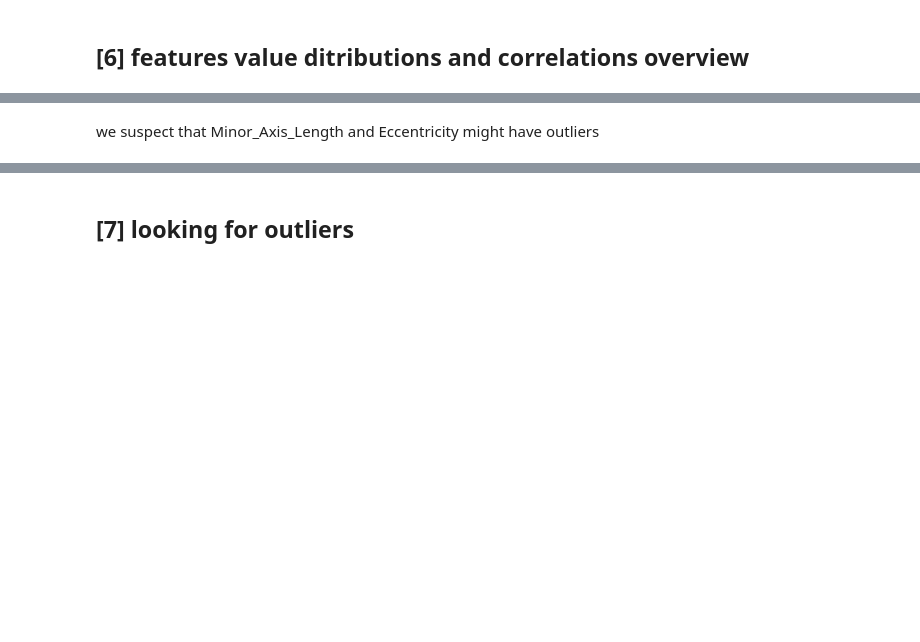
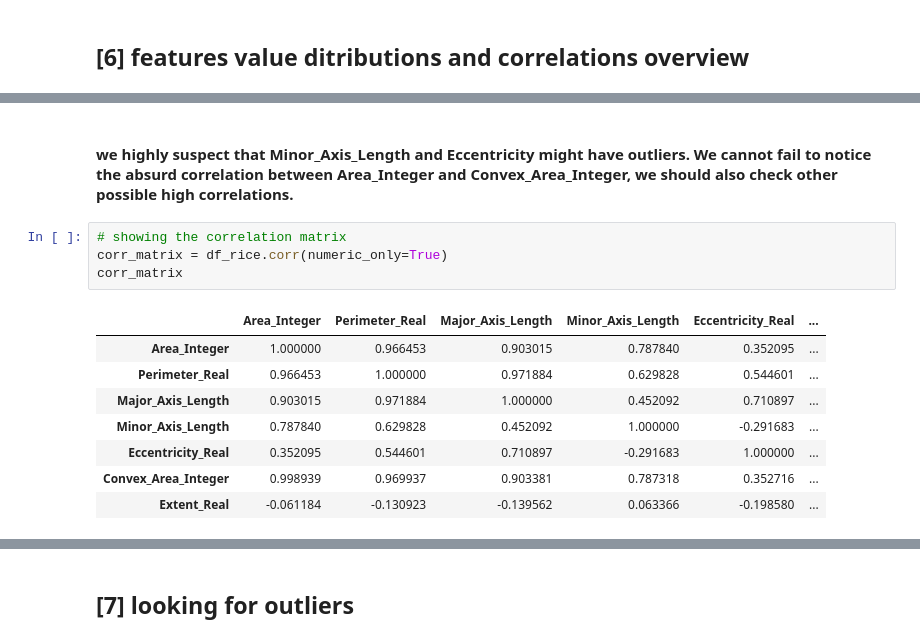
Before and after one commit to onaizna/rice-type-classifier-project-zfvg, a Jupyter notebook: notebooks/eda.ipynb, the cells around one changed output, grey strips where cells are left out. Saved outputs shown, nothing was run; the diff lists cells and outputs as text; blank space fills up the shorter version.

```diff
--- a/notebooks/eda.ipynb
+++ b/notebooks/eda.ipynb
@@ -126,2 +148,15 @@ sns.pairplot(data=df_rice, diag_kind='hist', diag_kws={"kde": True}, plot_kws={"
-# %% [markdown]
-we suspect that Minor_Axis_Length and Eccentricity might have outliers
+# %% [markdown]
+#### we highly suspect that Minor_Axis_Length and Eccentricity might have outliers. We cannot fail to notice the absurd correlation between Area_Integer and Convex_Area_Integer, we should also check other possible high correlations.
+# %%
+# showing the correlation matrix
+corr_matrix = df_rice.corr(numeric_only=True)
+corr_matrix
+# %% [output]
+|  | Area_Integer | Perimeter_Real | Major_Axis_Length | Minor_Axis_Length | Eccentricity_Real | ... |
+| Area_Integer | 1.000000 | 0.966453 | 0.903015 | 0.787840 | 0.352095 | ... |
+| Perimeter_Real | 0.966453 | 1.000000 | 0.971884 | 0.629828 | 0.544601 | ... |
+| Major_Axis_Length | 0.903015 | 0.971884 | 1.000000 | 0.452092 | 0.710897 | ... |
+| Minor_Axis_Length | 0.787840 | 0.629828 | 0.452092 | 1.000000 | -0.291683 | ... |
+| Eccentricity_Real | 0.352095 | 0.544601 | 0.710897 | -0.291683 | 1.000000 | ... |
+| Convex_Area_Integer | 0.998939 | 0.969937 | 0.903381 | 0.787318 | 0.352716 | ... |
+| Extent_Real | -0.061184 | -0.130923 | -0.139562 | 0.063366 | -0.198580 | ... |
```
Also changed, not shown: parts of 39 cells of this notebook, 3 other files.
